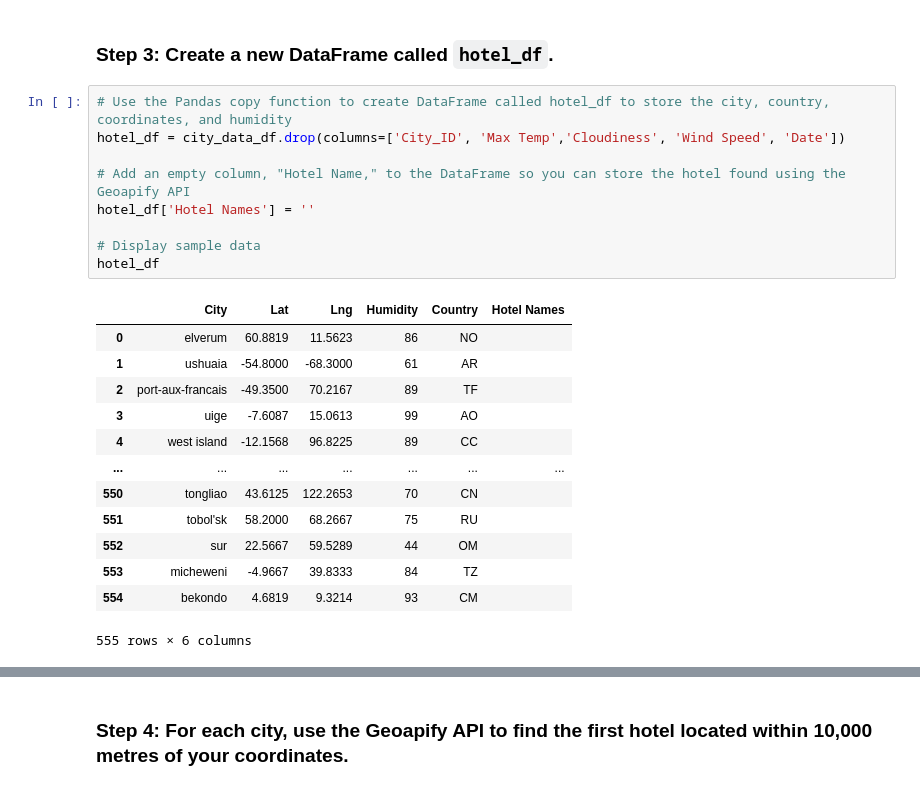
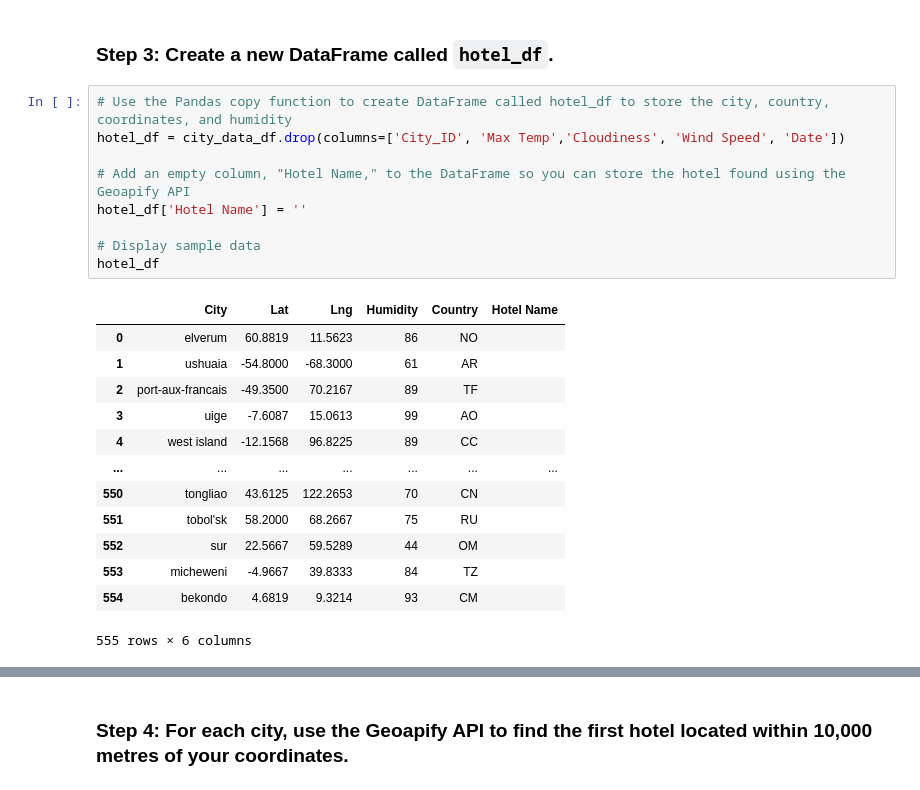
Before and after one commit to eaccooper5/python-api-challenge, a Jupyter notebook: WeatherPy/VacationPy.ipynb, the cells around one changed output, grey strips where cells are left out. Drawn from its saved outputs; the diff is of its cells as text.

```diff
--- a/WeatherPy/VacationPy.ipynb
+++ b/WeatherPy/VacationPy.ipynb
@@ -79,14 +79,14 @@ ideal_weather_df
 # %%
 # Use the Pandas copy function to create DataFrame called hotel_df to store the city, country, coordinates, and humidity
 hotel_df = city_data_df.drop(columns=['City_ID', 'Max Temp','Cloudiness', 'Wind Speed', 'Date'])
 
 # Add an empty column, "Hotel Name," to the DataFrame so you can store the hotel found using the Geoapify API
-hotel_df['Hotel Names'] = ''
+hotel_df['Hotel Name'] = ''
 
 # Display sample data
 hotel_df
 # %% [output]
-|  | City | Lat | Lng | Humidity | Country | Hotel Names |
+|  | City | Lat | Lng | Humidity | Country | Hotel Name |
 | 0 | elverum | 60.8819 | 11.5623 | 86 | NO |  |
 | 1 | ushuaia | -54.8000 | -68.3000 | 61 | AR |  |
 | 2 | port-aux-francais | -49.3500 | 70.2167 | 89 | TF |  |
```
Also changed, not shown: parts of 4 cells of this notebook, 1 other file.
